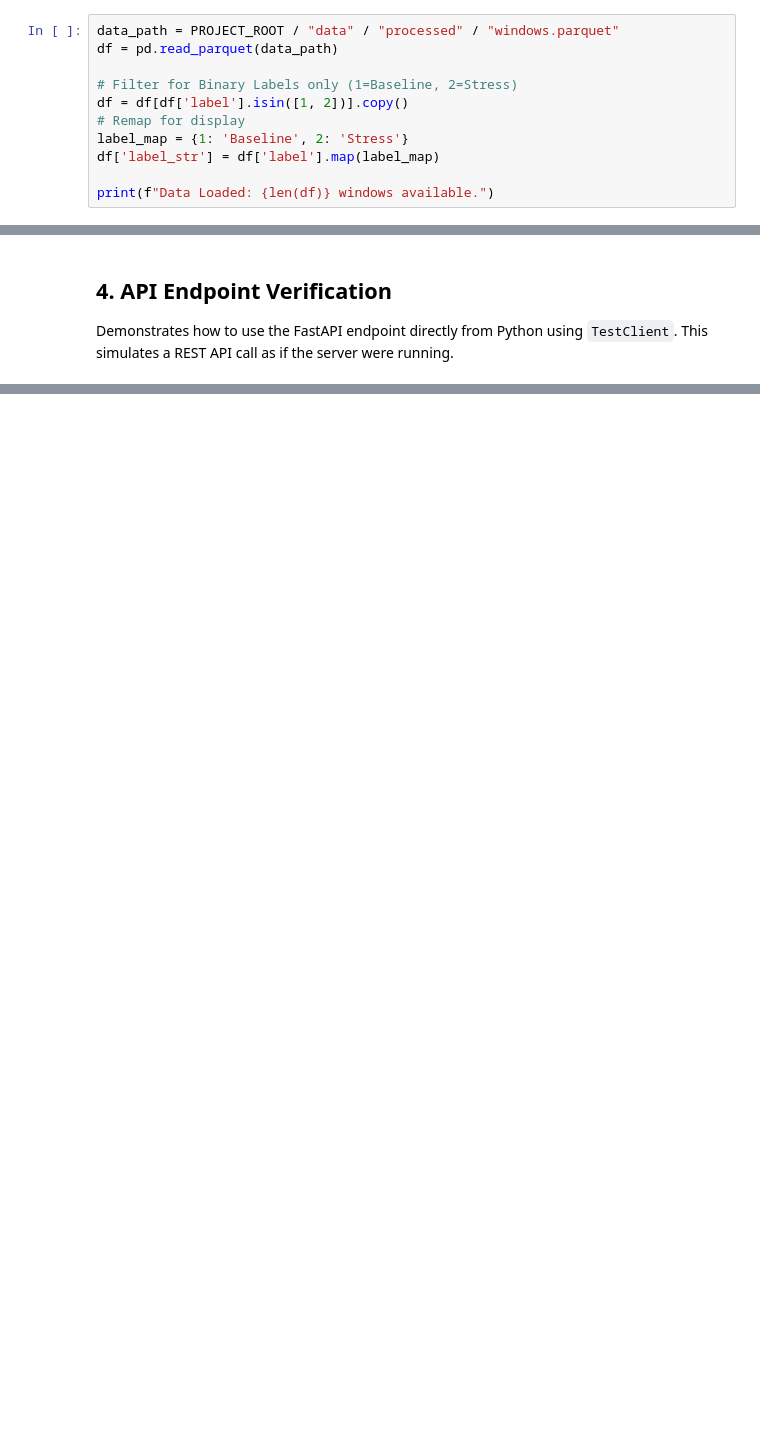
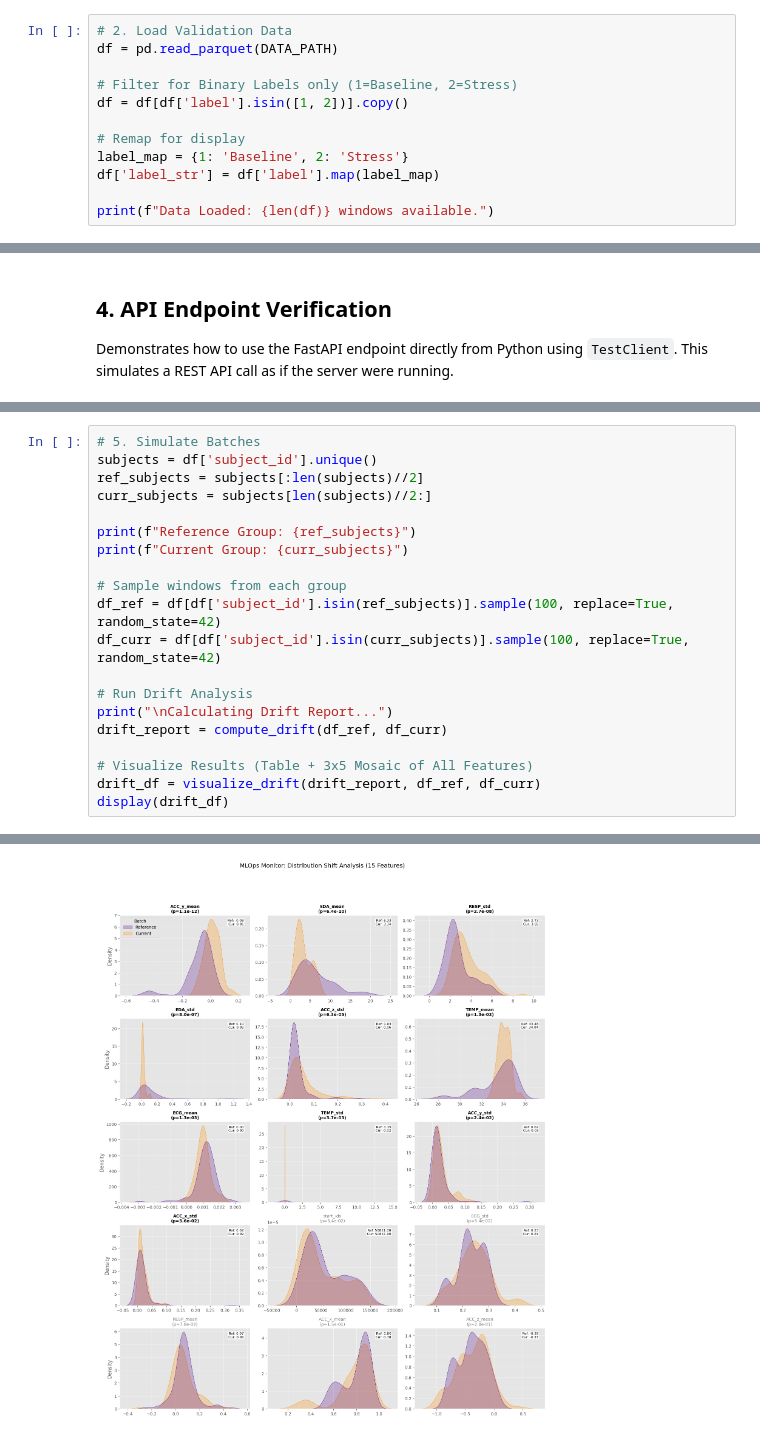
Before and after one commit to gmatteuc/Wearable_stress_biomarker, a Jupyter notebook: notebooks/05_inference_demo.ipynb, the cells around one changed output, grey strips where cells are left out. Cells and saved outputs as stored; diff of their text form; blank space fills up the shorter version.

Commit message:
Drift monitoring added

```diff
--- a/notebooks/05_inference_demo.ipynb
+++ b/notebooks/05_inference_demo.ipynb
@@ -71,11 +75,12 @@ Predictor Ready: DEEP
 We load the full processed dataset to pick random samples.
 In a production scenario, this data would come live from the device.
 # %%
-data_path = PROJECT_ROOT / "data" / "processed" / "windows.parquet"
-df = pd.read_parquet(data_path)
+# 2. Load Validation Data
+df = pd.read_parquet(DATA_PATH)
 
 # Filter for Binary Labels only (1=Baseline, 2=Stress)
 df = df[df['label'].isin([1, 2])].copy()
+
 # Remap for display
 label_map = {1: 'Baseline', 2: 'Stress'}
 df['label_str'] = df['label'].map(label_map)
@@ -150,0 +165,21 @@ Probabilities: {'Baseline': 0.00043561268830671906, 'Stress': 0.9995643496513367
+# %%
+# 5. Simulate Batches
+subjects = df['subject_id'].unique()
+ref_subjects = subjects[:len(subjects)//2]
+curr_subjects = subjects[len(subjects)//2:]
+
+print(f"Reference Group: {ref_subjects}")
+print(f"Current Group: {curr_subjects}")
+
+# Sample windows from each group
+df_ref = df[df['subject_id'].isin(ref_subjects)].sample(100, replace=True, random_state=42)
+df_curr = df[df['subject_id'].isin(curr_subjects)].sample(100, replace=True, random_state=42)
+
+# Run Drift Analysis
+print("\nCalculating Drift Report...")
+drift_report = compute_drift(df_ref, df_curr)
+
+# Visualize Results (Table + 3x5 Mosaic of All Features)
+drift_df = visualize_drift(drift_report, df_ref, df_curr)
+display(drift_df)
+# %% [output]
@@ -150,0 +208 @@ Probabilities: {'Baseline': 0.00043561268830671906, 'Stress': 0.9995643496513367
+[figure, added]
```
Also changed, not shown: parts of 7 cells of this notebook, 5 other files.
